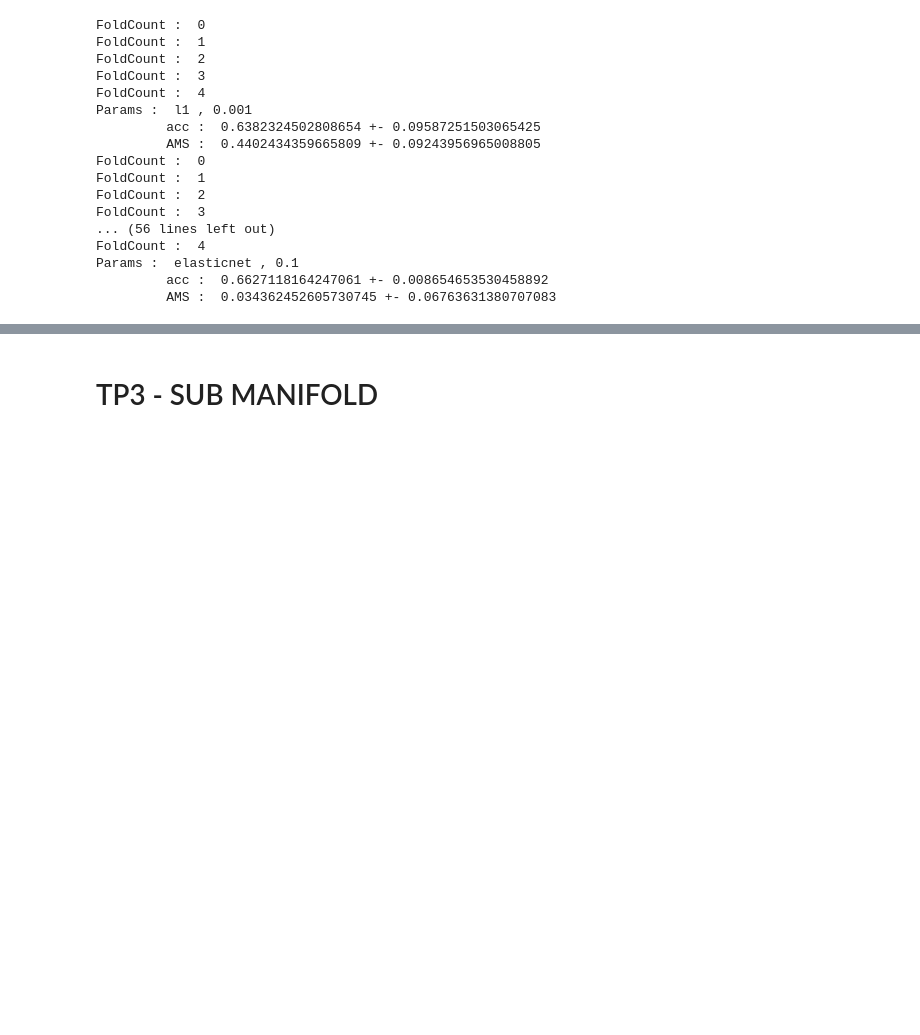
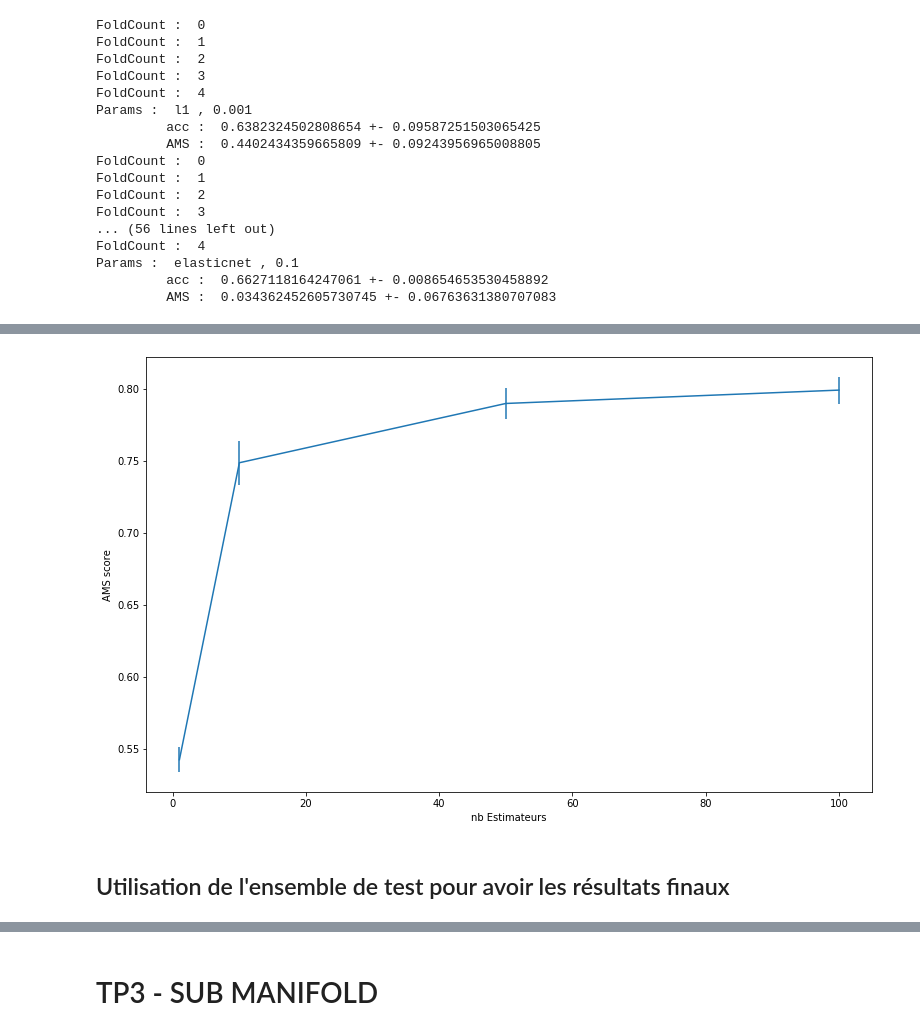
Before and after one commit to NathanBuskulic/REDS-Project, a Jupyter notebook: Classification.ipynb, the cells around one changed output, grey strips where cells are left out. Saved outputs shown, nothing was run; the diff lists cells and outputs as text; code cells hidden in the pictures; blank space fills up the shorter version.

Commit message:
résultats finaux

```diff
--- a/Classification.ipynb
+++ b/Classification.ipynb
@@ -503,0 +569,21 @@ Params :  elasticnet , 0.1
+# %%
+# cross val avec recherche d'hyper param sur le premier, cross val avec ces hypers params sur l'ensemble de test.
+AdaboostParam1 = [1,10,50,100] # Max profondeur
+lenParam1 = len(AdaboostParam1)
+matAccMoyenne = np.zeros(lenParam1)
+matAccVar = np.zeros(lenParam1)
+matAMSMoyenne = np.zeros(lenParam1)
+matAMSVar = np.zeros(lenParam1)
+
+for countH, param in enumerate(AdaboostParam1):
+
+    # Créé le predictor avec les hypersParams
+    predictor = AdaBoostClassifier(n_estimators=param, n_jobs=-1)
+
+    # Fit/test en crossVal
+    cvRes = crossValidation(predictor, xTrain, yTrain, nbSplit=5, weights=wTrain)
+    print("Params : ", param, "\n\t acc : ", np.mean(cvRes[0,:]), "+-", np.std(cvRes[0,:]), "\n\t AMS : ", np.mean(cvRes[1,:]), "+-", np.std(cvRes[1,:]))
+    matAccMoyenne[countH] = np.mean(cvRes[0,:])
+    matAMSMoyenne[countH] = np.mean(cvRes[1,:])
+    matAccVar[countH] = np.std(cvRes[0,:])
+    matAMSVar[countH] = np.std(cvRes[1,:])
@@ -503,0 +608,20 @@ Params :  elasticnet , 0.1
+# %%
+#np.save("matAccMoyenneAda",matAccMoyenne)
+#np.save("matAccVarAda",matAccVar)
+#np.save("matAMSMoyenneAda",matAMSMoyenne)
+#np.save("matMSVarAda",matAMSVar)
+matAccMoyenne = np.load("matAccMoyenneAda.npy")
+matAccVar = np.load("matAccVarAda.npy")
+matAMSMoyenne = np.load("matAMSMoyenneAda.npy")
+matAMSVar = np.load("matMSVarAda.npy")
+# %%
+plt.figure(figsize=(13,8))
+plt.errorbar(AdaboostParam1,matAMSMoyenne,matAMSVar)
+#plt.legend()
+plt.xlabel("nb Estimateurs")
+plt.ylabel("AMS score")
+plt.savefig("AdaFullData.jpg")
+# %% [output]
+[figure, added]
+# %% [markdown]
+## Utilisation de l'ensemble de test pour avoir les résultats finaux
```
Also changed, not shown: parts of 7 cells of this notebook.
